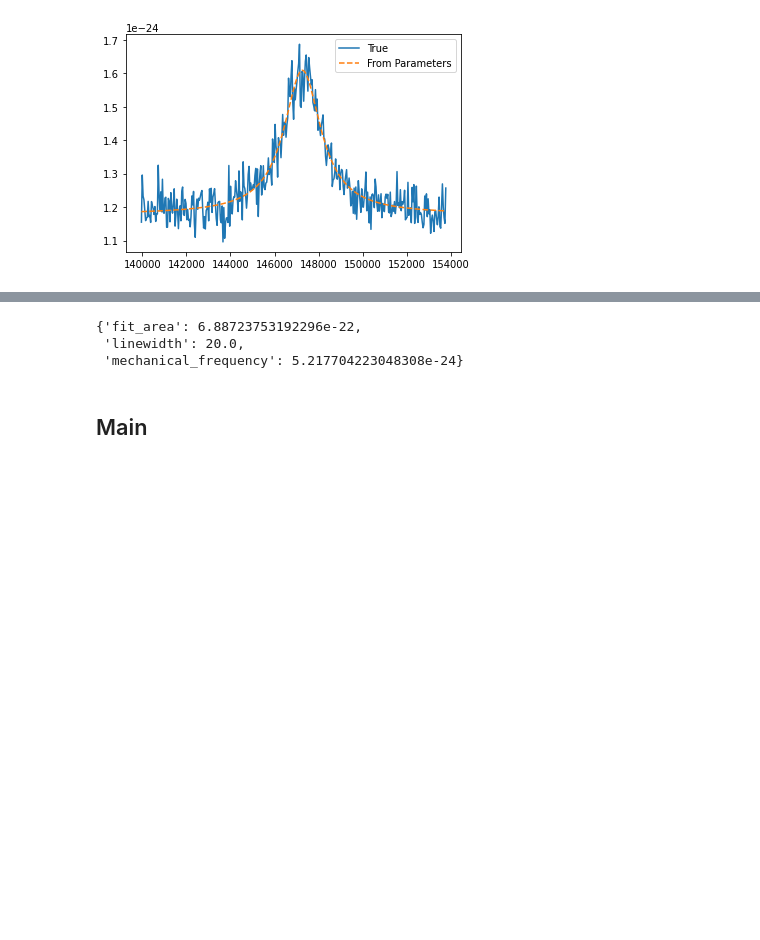
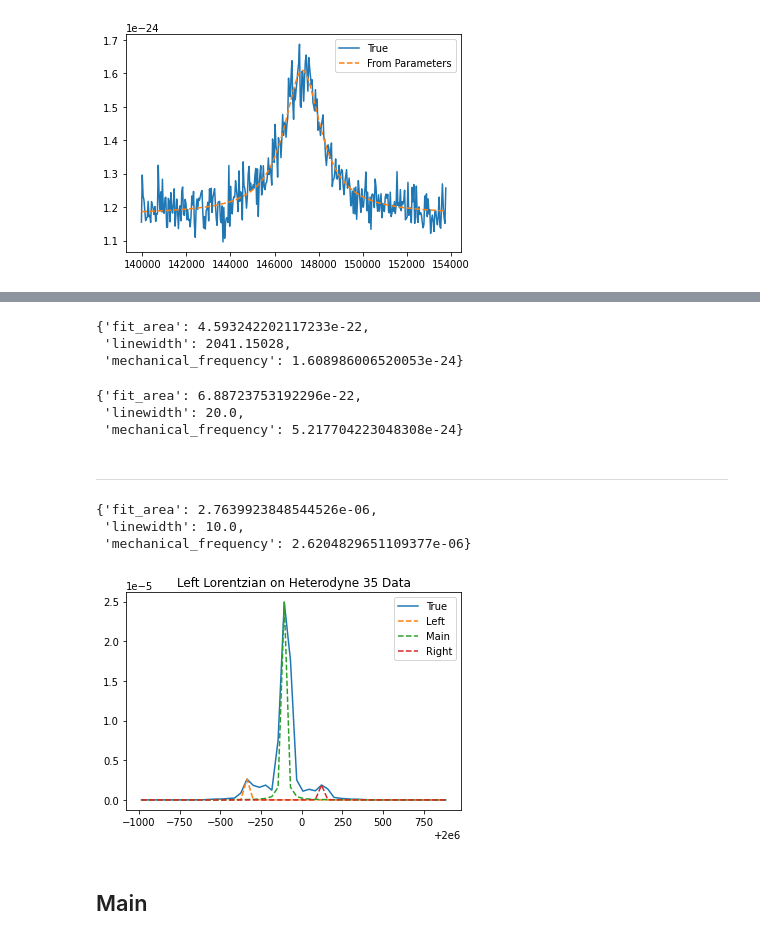
Before and after one commit to nurriol2/peak_fitting, a Jupyter notebook: lorentzian_peak_fitting.ipynb, the cells around one changed output, grey strips where cells are left out. Drawn from its saved outputs; the diff is of its cells as text; code cells hidden in the pictures; blank space fills up the shorter version.

Commit message:
Complete basic heterodyne class

```diff
--- a/lorentzian_peak_fitting.ipynb
+++ b/lorentzian_peak_fitting.ipynb
@@ -1300,3 +1189,10 @@ lorentzian_object.all_values()
+# %%
+# Dict. of attributes:values
+lorentzian_object.all_values()
+# %% [output]
+{'fit_area': 4.593242202117233e-22,
+ 'linewidth': 2041.15028,
+ 'mechanical_frequency': 1.608986006520053e-24}
 # %%
 chb = SplitBandData("/content/split_detection/", "chb_st80_1.CSV", "m^2/Hz")
 chb_lorentzian = chb.init_lorentzian()
@@ -1305,3 +1201,5 @@ chb_lorentzian.all_values()
 {'fit_area': 6.88723753192296e-22,
  'linewidth': 20.0,
  'mechanical_frequency': 5.217704223048308e-24}
+# %% [markdown]
+---
@@ -1308,3 +1212,27 @@ chb_lorentzian.all_values()
+# %%
+leftL, mainL, rightL = myHeterodyne.init_3lorentzian()
+leftL.all_values()
+# %% [output]
+{'fit_area': 2.7639923848544526e-06,
+ 'linewidth': 10.0,
+ 'mechanical_frequency': 2.6204829651109377e-06}
+# %%
+het_freq = center_zoom(myHeterodyne.frequencies, 50)
+het_spec = center_zoom(myHeterodyne.spectrum, 50)
+left_fit = center_zoom(leftL.values, 50)
+main_fit = center_zoom(mainL.values, 50)
+right_fit = center_zoom(rightL.values, 50)
+
+
+plt.plot(het_freq, het_spec, linestyle="solid", label="True")
+plt.plot(het_freq, left_fit, linestyle="dashed", label="Left")
+plt.plot(het_freq, main_fit, linestyle="dashed", label="Main")
+plt.plot(het_freq, right_fit, linestyle="dashed", label="Right")
+plt.title(f"Left Lorentzian on Heterodyne {rnum} Data")
+plt.legend()
+plt.show()
+# %% [output]
+[figure, added]
 # %% [markdown]
 ## Main
 # %%
```
Also changed, not shown: parts of 20 cells of this notebook.
